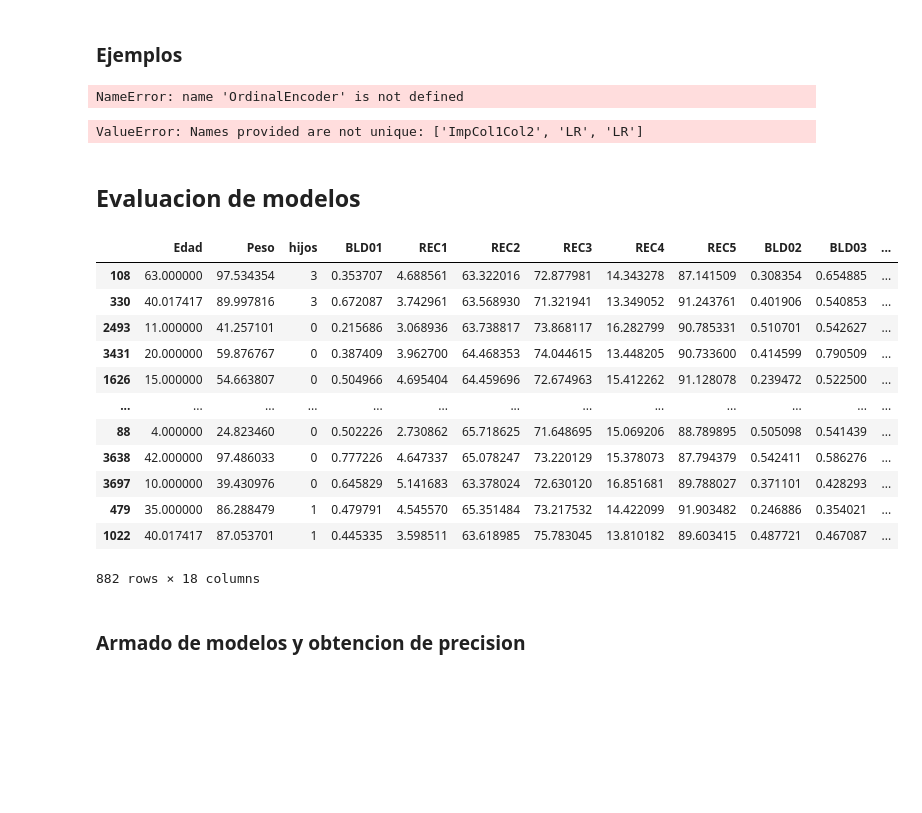
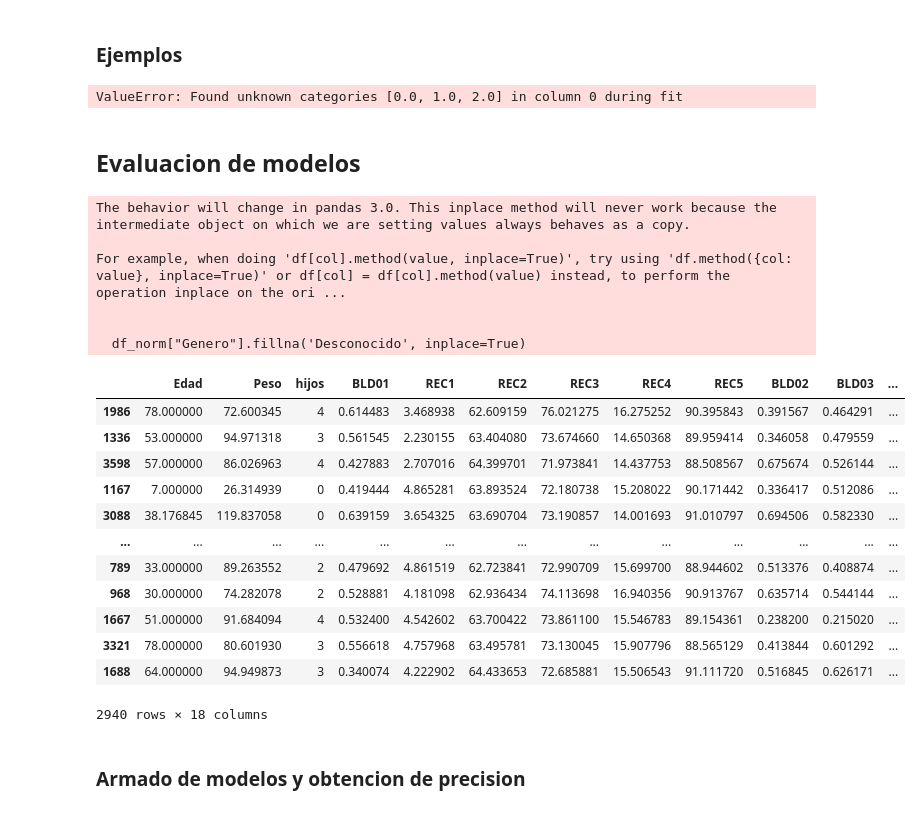
Before and after one commit to ignaciomontovio/TP-Virus, a Jupyter notebook: TP_EntregableVirus.ipynb, the cells around one changed output. Drawn from its saved outputs; the diff is of its cells as text; code cells hidden in the pictures; blank space fills up the shorter version.

```diff
--- a/TP_EntregableVirus.ipynb
+++ b/TP_EntregableVirus.ipynb
@@ -64,8 +64,8 @@ best_clf = None #Asignar aqui el mejor clasificador posible (previamente entrena
 #Leemos el dataset de evaluación, simulando producción
 if PRODUCCION==False:
     df = pd.read_csv("TP_Virus_Alumnos.csv")
-    df_orig = df
-    _, df = train_test_split(df, test_size=0.3, random_state=42)
+    # df_orig = df
+    # _, df = train_test_split(df, test_size=0.3, random_state=42)
 else:
     df = pd.read_csv("TP_Virus_Evaluacion.csv")
 #Dividimos en target y predictoras
@@ -384,8 +384,6 @@ pl = Pipeline(steps=[
 pl.fit(X_train, y_train)
 X_train_nuevo = pl.transform(X_train)
 X_test_nuevo = pl.transform(X_test)
-# %% [output]
-NameError: name 'OrdinalEncoder' is not defined
 # %%
 # Ejemplo como agregar y evaluar modelo
 from sklearn.linear_model import LogisticRegression
@@ -397,7 +395,7 @@ print(classification_report(y_test, y_pred))
 # ESTO ULTIMO NO ME ANDA PREGUNTALE AL PROFE
 # https://stackoverflow.com/questions/54836051/pipeline-ordinalencoder-valueerror-found-unknown-categories
 # %% [output]
-ValueError: Names provided are not unique: ['ImpCol1Col2', 'LR', 'LR']
+ValueError: Found unknown categories [0.0, 1.0, 2.0] in column 0 during fit
 # %% [markdown]
 ## Evaluacion de modelos
 # %%
@@ -405,55 +403,59 @@ df_norm = df
 df_norm.loc[df['LVL'] == 1000000, 'LVL'] = None
 
 #df_norm = df_norm[df_norm['Edad'] > 10]
 #df_norm = df_norm[df_norm['Peso'] != 8.934178194834107]
 
 #df_norm = df_norm.drop(columns=['edad'])
 
 # Reemplazar los valores NaN por 'Desconocido' en Genero
 df_norm["Genero"].fillna('Desconocido', inplace=True)
 
 
 # Reemplazar los valores NaN por 'Desconocido' en Edad
 #df_norm["Edad"].fillna('Desconocido', inplace=True)
 
-# Ejemplo como llamar varios imputers/scalers en un Pipeline
 X = df_norm.drop("target", axis=1)
 y = df_norm["target"]
 
 X_train_norm, X_test_norm, y_train, y_test = train_test_split(X, y, random_state=3, test_size=0.3)
 
 
-
 pl = Pipeline(steps=[
-    ("ImpCol1Col2", ColImputer(imputer=SimpleImputer(strategy='mean'), columns=["LVL"])),
-    ("ImpCol1Col3", ColImputer(imputer=SimpleImputer(strategy='mean'), columns=["Edad"])),
-    ("OrdinalEncoder", ColDummy(columns=["Laboral"])),
-    ("OrdinalEncoder2", ColDummy(columns=["Genero"], delete='Genero_Desconocido')),
-    ("scaler", ColScaler(scaler=MinMaxScaler(), columns=["BLD03"])),
-    ("scaler2", ColScaler(scaler=MinMaxScaler(), columns=["BLD02"])),
-    ("scaler3", ColScaler(scaler=MinMaxScaler(), columns=["BLD01"])),
-    ("scaler4", ColScaler(scaler=MinMaxScaler(), columns=["LVL"]))
+    ("LVLImputer", ColImputer(imputer=SimpleImputer(strategy='mean'), columns=["LVL"])),
+    ("EdadImputer", ColImputer(imputer=SimpleImputer(strategy='mean'), columns=["Edad"])),
+    ("LaboralDummies", ColDummy(columns=["Laboral"])),
+    ("GeneroDummies", ColDummy(columns=["Genero"], delete='Genero_Desconocido')),
+    ("BLD03Scaler", ColScaler(scaler=MinMaxScaler(), columns=["BLD03"])),
+    ("BLD02Scaler", ColScaler(scaler=MinMaxScaler(), columns=["BLD02"])),
+    ("BLD01Scaler", ColScaler(scaler=MinMaxScaler(), columns=["BLD01"])),
+    ("LVLScaler", ColScaler(scaler=MinMaxScaler(), columns=["LVL"]))
 ])
 
 pl.fit(X_train_norm, y_train)
 X_train = pl.transform(X_train_norm)
 X_test = pl.transform(X_test_norm)
 
 X_train
 # %% [output]
+The behavior will change in pandas 3.0. This inplace method will never work because the intermediate object on which we are setting values always behaves as a copy.
+
+For example, when doing 'df[col].method(value, inplace=True)', try using 'df.method({col: value}, inplace=True)' or df[col] = df[col].method(value) instead, to perform the operation inplace on the ori ...
+
+
+  df_norm["Genero"].fillna('Desconocido', inplace=True)
 |  | Edad | Peso | hijos | BLD01 | REC1 | REC2 | REC3 | REC4 | REC5 | BLD02 | BLD03 | ... |
-| 108 | 63.000000 | 97.534354 | 3 | 0.353707 | 4.688561 | 63.322016 | 72.877981 | 14.343278 | 87.141509 | 0.308354 | 0.654885 | ... |
-| 330 | 40.017417 | 89.997816 | 3 | 0.672087 | 3.742961 | 63.568930 | 71.321941 | 13.349052 | 91.243761 | 0.401906 | 0.540853 | ... |
-| 2493 | 11.000000 | 41.257101 | 0 | 0.215686 | 3.068936 | 63.738817 | 73.868117 | 16.282799 | 90.785331 | 0.510701 | 0.542627 | ... |
-| 3431 | 20.000000 | 59.876767 | 0 | 0.387409 | 3.962700 | 64.468353 | 74.044615 | 13.448205 | 90.733600 | 0.414599 | 0.790509 | ... |
-| 1626 | 15.000000 | 54.663807 | 0 | 0.504966 | 4.695404 | 64.459696 | 72.674963 | 15.412262 | 91.128078 | 0.239472 | 0.522500 | ... |
+| 1986 | 78.000000 | 72.600345 | 4 | 0.614483 | 3.468938 | 62.609159 | 76.021275 | 16.275252 | 90.395843 | 0.391567 | 0.464291 | ... |
+| 1336 | 53.000000 | 94.971318 | 3 | 0.561545 | 2.230155 | 63.404080 | 73.674660 | 14.650368 | 89.959414 | 0.346058 | 0.479559 | ... |
+| 3598 | 57.000000 | 86.026963 | 4 | 0.427883 | 2.707016 | 64.399701 | 71.973841 | 14.437753 | 88.508567 | 0.675674 | 0.526144 | ... |
+| 1167 | 7.000000 | 26.314939 | 0 | 0.419444 | 4.865281 | 63.893524 | 72.180738 | 15.208022 | 90.171442 | 0.336417 | 0.512086 | ... |
+| 3088 | 38.176845 | 119.837058 | 0 | 0.639159 | 3.654325 | 63.690704 | 73.190857 | 14.001693 | 91.010797 | 0.694506 | 0.582330 | ... |
 | ... | ... | ... | ... | ... | ... | ... | ... | ... | ... | ... | ... | ... |
-| 88 | 4.000000 | 24.823460 | 0 | 0.502226 | 2.730862 | 65.718625 | 71.648695 | 15.069206 | 88.789895 | 0.505098 | 0.541439 | ... |
-| 3638 | 42.000000 | 97.486033 | 0 | 0.777226 | 4.647337 | 65.078247 | 73.220129 | 15.378073 | 87.794379 | 0.542411 | 0.586276 | ... |
-| 3697 | 10.000000 | 39.430976 | 0 | 0.645829 | 5.141683 | 63.378024 | 72.630120 | 16.851681 | 89.788027 | 0.371101 | 0.428293 | ... |
-| 479 | 35.000000 | 86.288479 | 1 | 0.479791 | 4.545570 | 65.351484 | 73.217532 | 14.422099 | 91.903482 | 0.246886 | 0.354021 | ... |
-| 1022 | 40.017417 | 87.053701 | 1 | 0.445335 | 3.598511 | 63.618985 | 75.783045 | 13.810182 | 89.603415 | 0.487721 | 0.467087 | ... |
+| 789 | 33.000000 | 89.263552 | 2 | 0.479692 | 4.861519 | 62.723841 | 72.990709 | 15.699700 | 88.944602 | 0.513376 | 0.408874 | ... |
+| 968 | 30.000000 | 74.282078 | 2 | 0.528881 | 4.181098 | 62.936434 | 74.113698 | 16.940356 | 90.913767 | 0.635714 | 0.544144 | ... |
+| 1667 | 51.000000 | 91.684094 | 4 | 0.532400 | 4.542602 | 63.700422 | 73.861100 | 15.546783 | 89.154361 | 0.238200 | 0.215020 | ... |
+| 3321 | 78.000000 | 80.601930 | 3 | 0.556618 | 4.757968 | 63.495781 | 73.130045 | 15.907796 | 88.565129 | 0.413844 | 0.601292 | ... |
+| 1688 | 64.000000 | 94.949873 | 3 | 0.340074 | 4.222902 | 64.433653 | 72.685881 | 15.506543 | 91.111720 | 0.516845 | 0.626171 | ... |
-882 rows × 18 columns
+2940 rows × 18 columns
 # %% [markdown]
 ### Armado de modelos y obtencion de precision
 # %%
```
Also changed, not shown: parts of 2 cells of this notebook.
